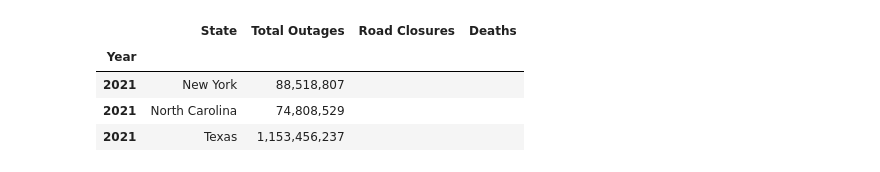
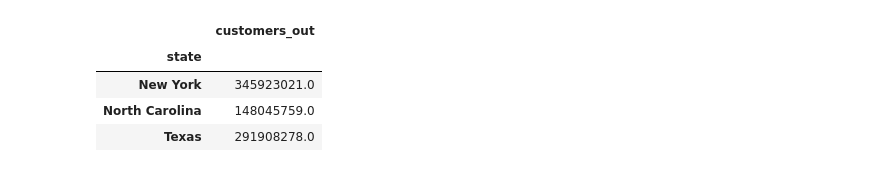
Before and after one commit to Mandia12/project-one, a Jupyter notebook: Data_cleaning.ipynb, the cells around one changed output. Saved outputs shown, nothing was run; the diff lists cells and outputs as text; code cells hidden in the pictures.

```diff
--- a/Data_cleaning.ipynb
+++ b/Data_cleaning.ipynb
@@ -2,63 +2,29 @@
 # Importing dependencies
 import requests
 import pandas as pd
-import matplotlib as plt
+import matplotlib.pyplot as plt
 
 # Reading in data from csv files
 outages_2020 = pd.read_csv("Resources/eaglei_outages_2020.csv")
 outages_2021 = pd.read_csv("Resources/eaglei_outages_2021.csv")
 outages_2022 = pd.read_csv("Resources/eaglei_outages_2022.csv")
+outages_2023 = pd.read_csv("Resources/eaglei_outages_2023.csv")
 # %%
 # Creating dataframes keeping only data for chosen states
 state_outages_2020 = outages_2020[outages_2020["state"].isin(["Texas", "North Carolina", "New York"])]
-state_outages_2021 = outages_2021[outages_2021["state"].isin(["Texas", "North Carolina", "New York"])]
-state_outages_2022 = outages_2022[outages_2022["state"].isin(["Texas", "North Carolina", "New York"])]
+
+texas_outages_2020 = outages_2020[outages_2020["state"] == "Texas"]
+texas_outages_2021 = outages_2021[outages_2021["state"] == "Texas"]
+texas_outages_2022 = outages_2022[outages_2022["state"] == "Texas"]
+texas_outages_2023 = outages_2023[outages_2023["state"] == "Texas"]
 
 # Grouping by state and summing all outages to find total
 infra_2020_df = pd.DataFrame(state_outages_2020.groupby(["state"])["customers_out"].sum())
-infra_2021_df = pd.DataFrame(state_outages_2021.groupby(["state"])["customers_out"].sum())
-infra_2022_df = pd.DataFrame(state_outages_2022.groupby(["state"])["customers_out"].sum())
 
-# Formatting
-# Resetting index
-infra_2020_df = infra_2020_df.reset_index()
-infra_2021_df = infra_2021_df.reset_index()
-infra_2022_df = infra_2022_df.reset_index()
-
-# Renaming columns
-infra_2020_df = infra_2020_df.rename(columns={"state": "State", "customers_out": "Total Outages"})
-infra_2021_df = infra_2021_df.rename(columns={"state": "State", "customers_out": "Total Outages"})
-infra_2022_df = infra_2022_df.rename(columns={"state": "State", "customers_out": "Total Outages"})
-
-# Changing format of "Total Outages" values
-infra_2020_df["Total Outages"] = infra_2020_df["Total Outages"].astype(int)
-infra_2020_df["Total Outages"] = infra_2020_df['Total Outages'].map('{:,}'.format)
-infra_2021_df["Total Outages"] = infra_2021_df["Total Outages"].astype(int)
-infra_2021_df["Total Outages"] = infra_2021_df['Total Outages'].map('{:,}'.format)
-infra_2022_df["Total Outages"] = infra_2022_df["Total Outages"].astype(int)
-infra_2022_df["Total Outages"] = infra_2022_df['Total Outages'].map('{:,}'.format)
-
-# Adding "Year", "Road Closures", and "Deaths" columns
-infra_2020_df["Year"] = 2020
-infra_2020_df["Road Closures"] = ""
-infra_2020_df["Deaths"] = ""
-infra_2021_df["Year"] = 2021
-infra_2021_df["Road Closures"] = ""
-infra_2021_df["Deaths"] = ""
-infra_2022_df["Year"] = 2022
-infra_2022_df["Road Closures"] = ""
-infra_2022_df["Deaths"] = ""
-
-# Resetting index to "Year"
-infra_2020_df.set_index('Year', inplace=True)
-infra_2021_df.set_index('Year', inplace=True)
-infra_2022_df.set_index('Year', inplace=True)
-
-
-infra_2021_df
+infra_2020_df
 # %% [output]
-|  | State | Total Outages | Road Closures | Deaths |
-| Year |  |  |  |  |
-| 2021 | New York | 88,518,807 |  |  |
-| 2021 | North Carolina | 74,808,529 |  |  |
-| 2021 | Texas | 1,153,456,237 |  |  |
+|  | customers_out |
+| state |  |
+| New York | 345923021.0 |
+| North Carolina | 148045759.0 |
+| Texas | 291908278.0 |
```
Also changed, not shown: parts of 7 cells of this notebook, 3 other files.
